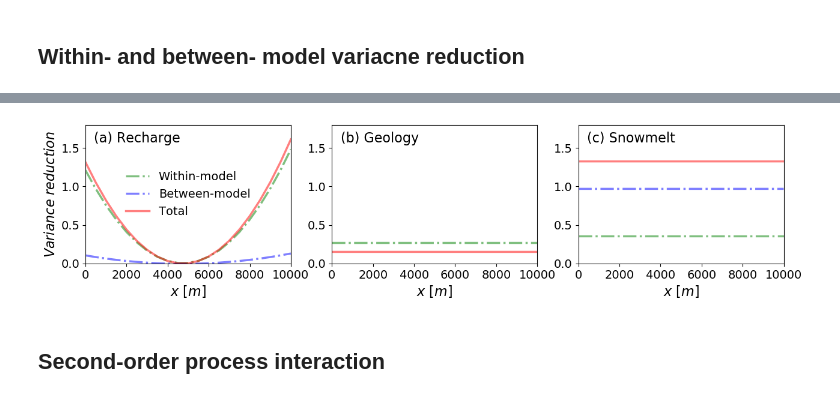
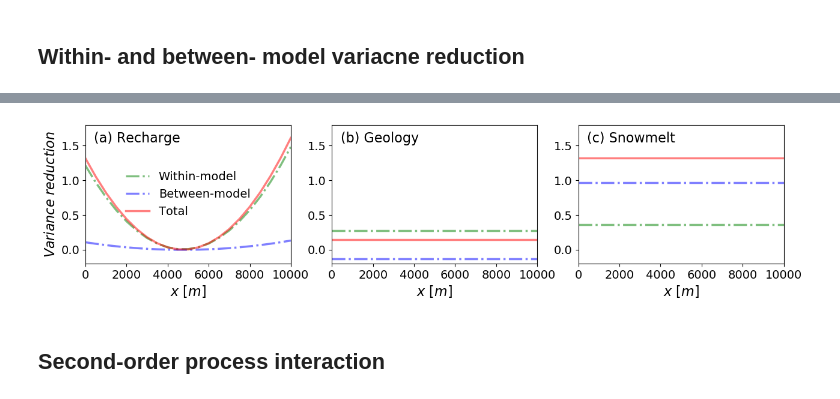
Before and after one commit to jyangfsu/total-effect, a Jupyter notebook: Test_GW_Model.ipynb, the cells around one changed output, grey strips where cells are left out. Saved outputs shown, nothing was run; the diff lists cells and outputs as text; code cells hidden in the pictures.

```diff
--- a/Test_GW_Model.ipynb
+++ b/Test_GW_Model.ipynb
@@ -1874,40 +1879,49 @@ Computing within- and between- model variance reduction for ix = 20
 # %%
 # Plot figure
 plt.figure(figsize=(15, 3))
 plt.subplot(1, 3, 1)
 plt.plot(x, SSW_A, label='Within-model', linestyle='-.', lw=2.5, color='g', alpha=0.5)
 plt.plot(x, SSB_A, label='Between-model', linestyle='-.', lw=2.5, color='b', alpha=0.5)
 plt.plot(x, SSW_A + SSB_A, label='Total', linestyle='-', lw=2.5, color='r', alpha=0.5)
 plt.xlabel('$x$' + ' $[m]$', fontsize=16)
 plt.ylabel('$Variance$' + ' $reduction$', fontsize=16)
+plt.xticks(fontsize=14)
+plt.yticks(fontsize=14)
 plt.xlim([0, 10000])
-plt.ylim([0, 1.8])
-plt.legend(loc='center', frameon=False)
-plt.text(416, 1.575, '(a) Recharge', fontsize=16)
+plt.ylim([-0.2, 1.8])
+plt.yticks([0.0, 0.5, 1.0, 1.5])
+plt.legend(loc='center', frameon=False, fontsize=14)
+plt.text(416, 1.55, '(a) Recharge', fontsize=16)
 
 plt.subplot(1, 3, 2)
 plt.plot(x, SSW_B, label='Within-model', linestyle='-.', lw=2.5, color='g', alpha=0.5)
 plt.plot(x, SSB_B, label='Between-model', linestyle='-.', lw=2.5, color='b', alpha=0.5)
 plt.plot(x, SSW_B + SSB_B, label='Total', linestyle='-', lw=2.5, color='r', alpha=0.5)
 plt.xlabel('$x$' + ' $[m]$', fontsize=16)
+plt.xticks(fontsize=14)
+plt.yticks(fontsize=14)
 # plt.ylabel('$Variance$' + ' $reduction$', fontsize=16)
 plt.xlim([0, 10000])
-plt.ylim([0, 1.8])
-plt.text(416, 1.575, '(b) Geology', fontsize=16)
+plt.ylim([-0.2, 1.8])
+plt.yticks([0.0, 0.5, 1.0, 1.5])
+plt.text(416, 1.55, '(b) Geology', fontsize=16)
 
 plt.subplot(1, 3, 3)
 plt.plot(x, SSW_C, label='Within-model', linestyle='-.', lw=2.5, color='g', alpha=0.5)
 plt.plot(x, SSB_C, label='Between-model', linestyle='-.', lw=2.5, color='b', alpha=0.5)
 plt.plot(x, SSW_C + SSB_C, label='Total', linestyle='-', lw=2.5, color='r', alpha=0.5)
 plt.xlabel('$x$' + ' $[m]$', fontsize=16)
+plt.xticks(fontsize=14)
+plt.yticks(fontsize=14)
 # plt.ylabel('$Variance$' + ' $reduction$', fontsize=16)
 plt.xlim([0, 10000])
-plt.ylim([0, 1.8])
-plt.text(416, 1.575, '(c) Snowmelt', fontsize=16)
+plt.ylim([-0.2, 1.8])
+plt.yticks([0.0, 0.5, 1.0, 1.5])
+plt.text(416, 1.55, '(c) Snowmelt', fontsize=16)
 
 plt.show()
 # %% [output]
-[figure, old version]
+[figure, new version]
 # %% [markdown]
 ## Second-order process interaction
 # %% [markdown]
```
Also changed, not shown: parts of 2 cells of this notebook.
